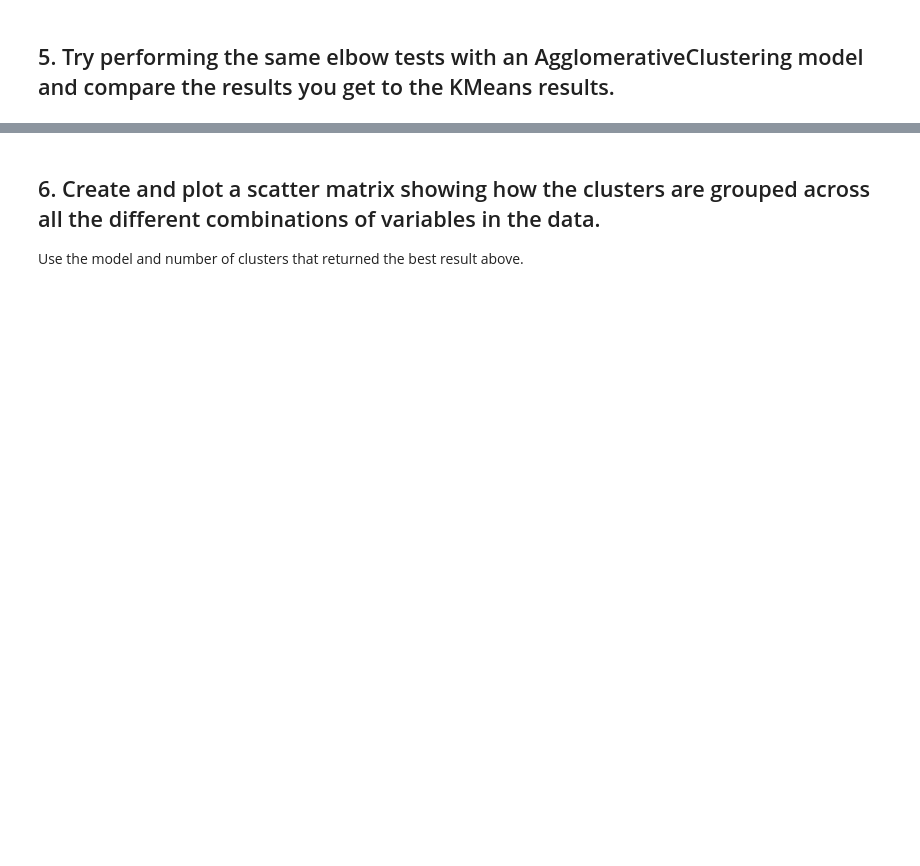
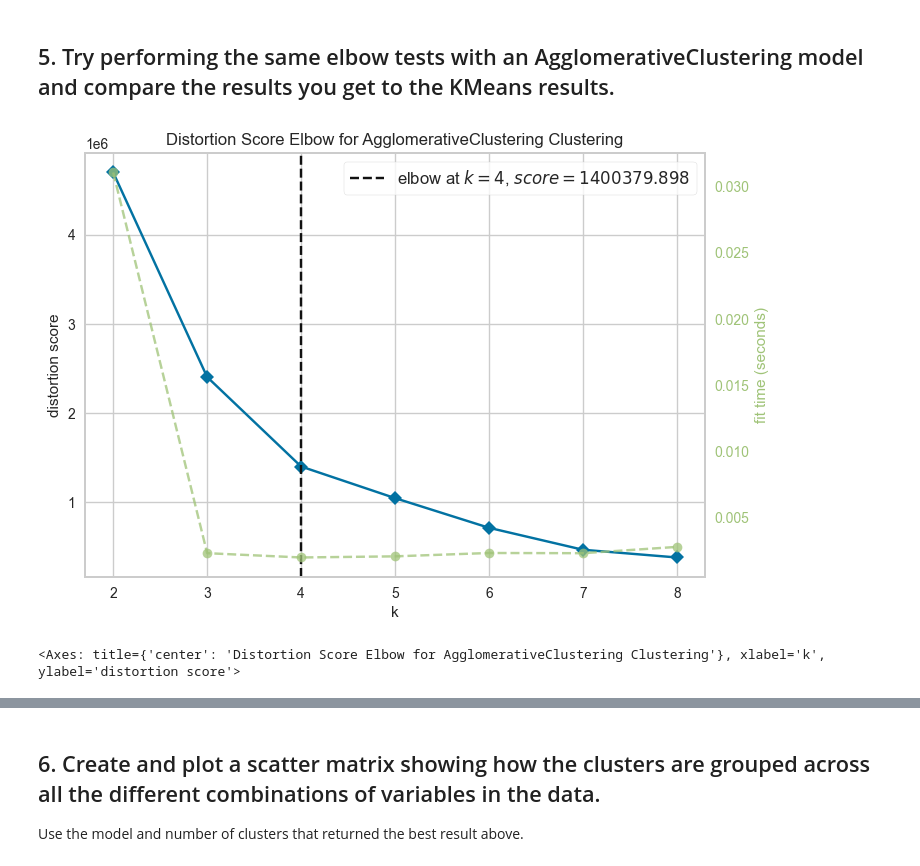
Before and after one commit to Ironhack-Data-Madrid-Octubre-2023/7.4-lab_unsupervised_learning_evaluation, a Jupyter notebook: your-code/main.ipynb, the cells around one changed output, grey strips where cells are left out. Cells and saved outputs as stored; diff of their text form; code cells hidden in the pictures; blank space fills up the shorter version.

```diff
--- a/your-code/main.ipynb
+++ b/your-code/main.ipynb
@@ -43,2 +127,18 @@ The Yellowbrick library has 3 metrics that you can plot using the `metric` param
 # %% [markdown]
 ## 5. Try performing the same elbow tests with an AgglomerativeClustering model and compare the results you get to the KMeans results.
+# %%
+from yellowbrick.cluster import KElbowVisualizer
+
+modelo = Agg()
+
+
+visual = KElbowVisualizer(modelo, k=(2, 9), metric= 'distortion')
+
+
+visual.fit(X)
+
+
+visual.poof()
+# %% [output]
+[figure, added]
+<Axes: title={'center': 'Distortion Score Elbow for AgglomerativeClustering Clustering'}, xlabel='k', ylabel='distortion score'>
```
Also changed, not shown: parts of 13 cells of this notebook.
